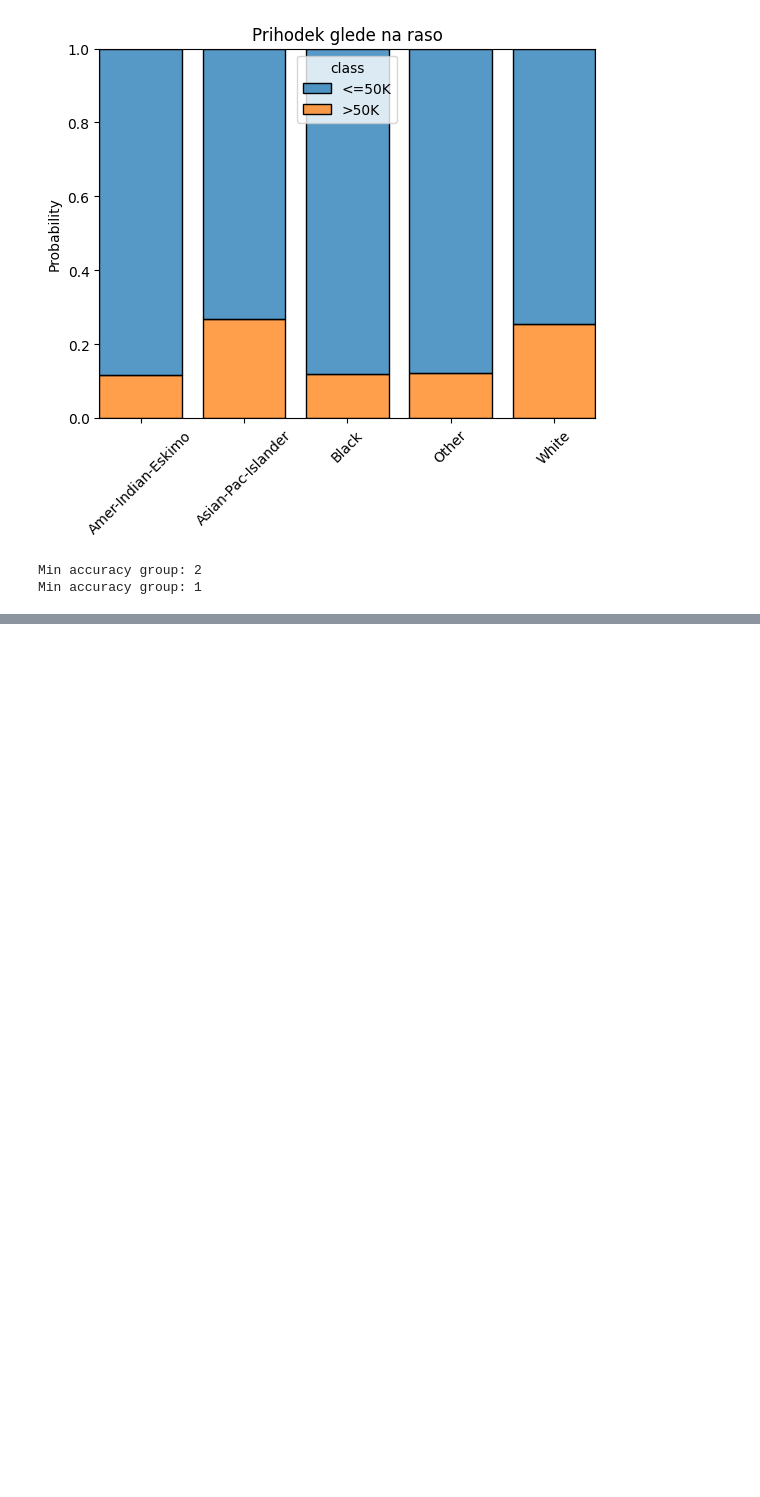
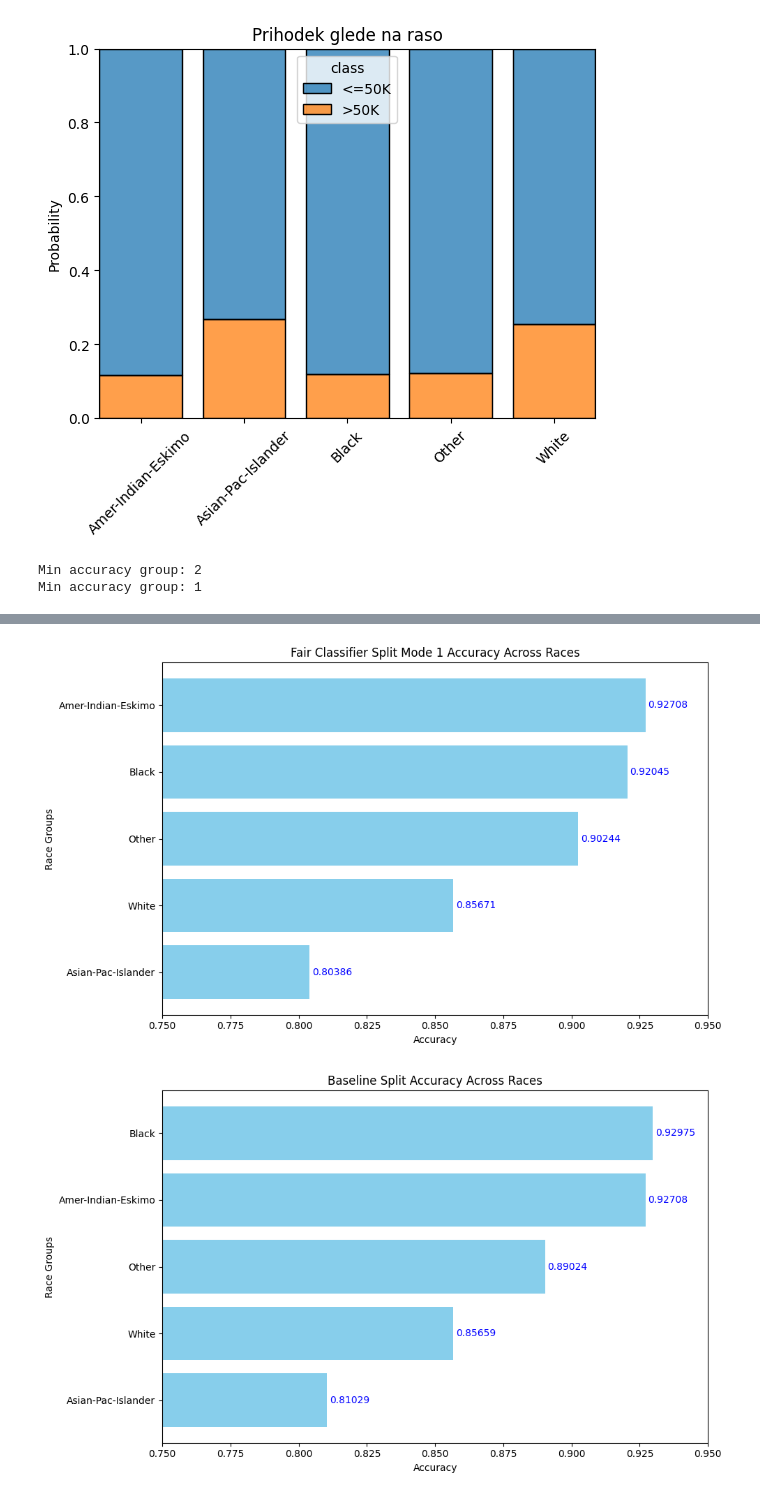
Before and after one commit to trdin/FairStudentTeacher, a Jupyter notebook: main.ipynb, the cells around one changed output, grey strips where cells are left out. Drawn from its saved outputs; the diff is of its cells as text; code cells hidden in the pictures; blank space fills up the shorter version.

```diff
--- a/main.ipynb
+++ b/main.ipynb
@@ -130,0 +226,36 @@ White                                           0.854066           0.852502
+# %%
+# Sort models by overall accuracy (from `accuracies`)
+sorted_accuracies = sorted(accuracies.items(), key=lambda x: x[1], reverse=True)
+
+# Extract the sorted model names based on overall accuracy
+sorted_models = [item[0] for item in sorted_accuracies]
+
+# Plot accuracies by race for each model in order of their overall accuracy
+for model in sorted_models:
+    # Get the accuracies for this model across all races from `results_df`
+    model_accuracies = results_df[model]
+
+    # Sort the accuracies in descending order (so the best race comes at the top)
+    model_accuracies_sorted = model_accuracies.sort_values(ascending=False)
+
+    # Create the bar chart for this model
+    plt.figure(figsize=(10, 6))
+    plt.barh(model_accuracies_sorted.index, model_accuracies_sorted.values, color="skyblue")
+    plt.xlabel("Accuracy")
+    plt.ylabel("Race Groups")
+    plt.title(f"{model} Across Races")
+    plt.xlim(0.75, 0.95)  # Limiting accuracy between 0.8 and 0.9
+
+    # Annotate bars with accuracy values
+    for i, v in enumerate(model_accuracies_sorted.values):
+        plt.text(v + 0.001, i, f"{v:.5f}", color='blue', va='center')
+
+    # Invert y-axis to show the highest accuracy at the top
+    plt.gca().invert_yaxis()
+
+    # Display the plot
+    plt.tight_layout()
+    plt.show()
+# %% [output]
+[figure, added]
+[figure, added]
```
Also changed, not shown: parts of 6 cells of this notebook, 2 other files.
